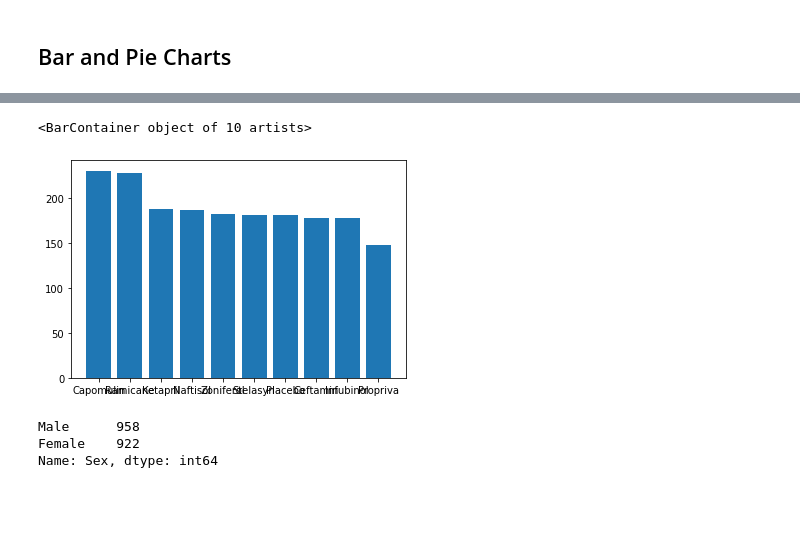
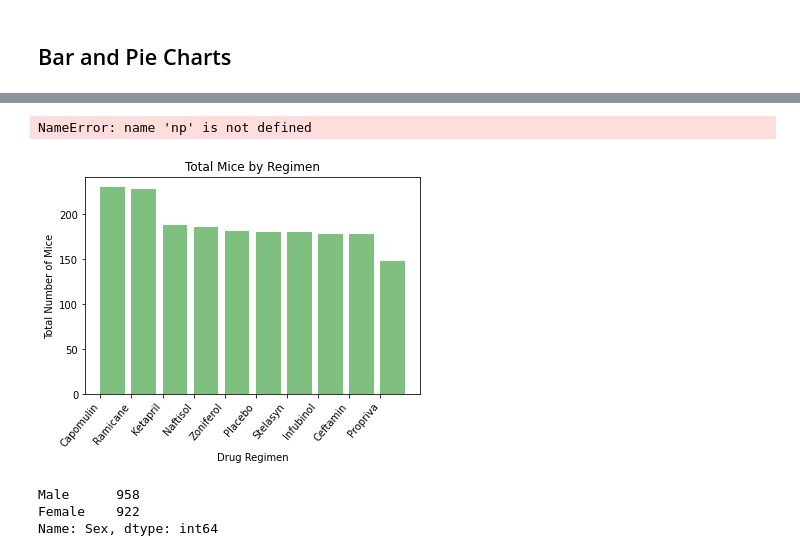
Before and after one commit to jgoody07/matplotlib-challenge, a Jupyter notebook: pymaceuticals_starter.ipynb, the cells around one changed output, grey strips where cells are left out. Drawn from its saved outputs; the diff is of its cells as text; code cells hidden in the pictures; blank space fills up the shorter version.

```diff
--- a/pymaceuticals_starter.ipynb
+++ b/pymaceuticals_starter.ipynb
@@ -156,11 +155,14 @@ plt.show()
-# %%
-plt.bar(drug_counts.index.values, drug_counts.values)
-# x-label
-# rotate x labels
-# y-label
-# %% [output]
-<BarContainer object of 10 artists>
-[figure, removed]
+# %%
+plt.bar(drug_counts.index.values, drug_counts.values, color='g', alpha=0.5, align="edge")
+plt.xlabel("Drug Regimen")
+plt.ylabel("Total Number of Mice")
+plt.title("Total Mice by Regimen")
+plt.xticks (rotation=50, ha='right')
+plt.yticks(np.arange(0,35,5))
+plt.show()
+# %% [output]
+NameError: name 'np' is not defined
+[figure, added]
 # %%
 # Generate a pie plot showing the distribution of female versus male mice using pandas
 sex_counts = clean_data['Sex'].value_counts()
```
Also changed, not shown: parts of 16 cells of this notebook.
